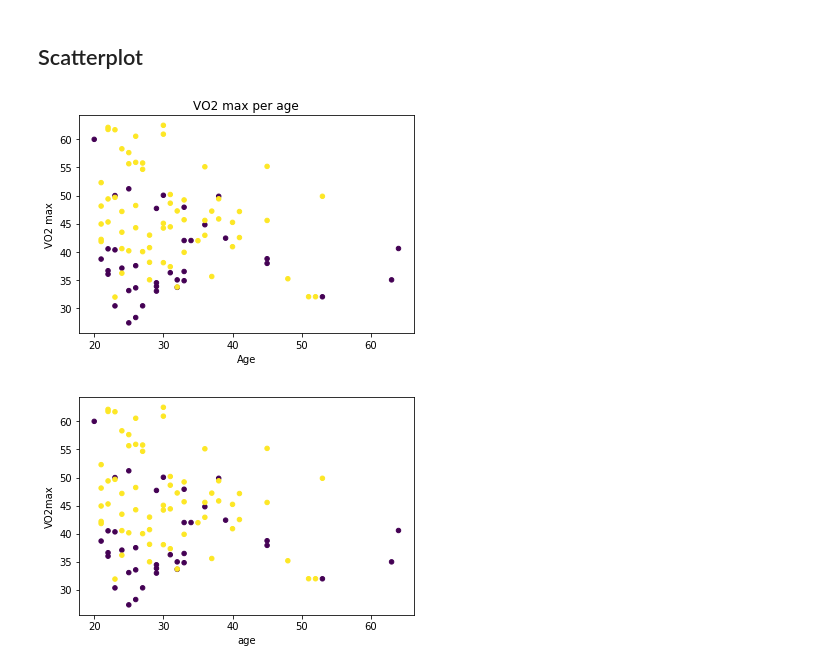
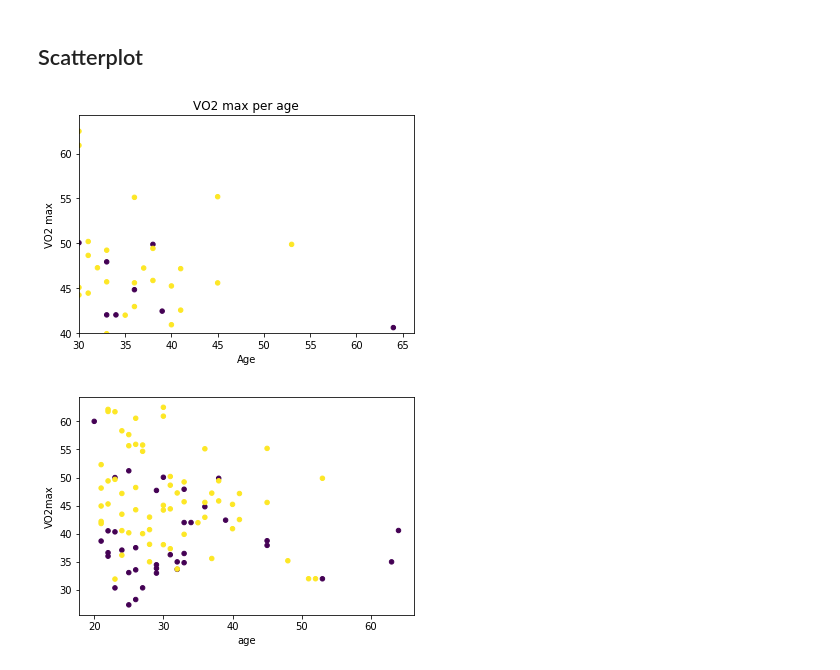
Before and after one commit to lyashevska/python-for-biomechanics, a Jupyter notebook: part2/2. Introduction to Matplotlib.ipynb, the cells around one changed output. Cells and saved outputs as stored; diff of their text form; code cells hidden in the pictures.

```diff
--- a/part2/2. Introduction to Matplotlib.ipynb
+++ b/part2/2. Introduction to Matplotlib.ipynb
@@ -245,18 +260,19 @@ plt.hist(df.age)
 # %%
 # Create a scatterplot
 plt.scatter(x = df.age,
             y = df.VO2max,
             s = 20,
             c = df.gender)
 
 # Set the title and labels
 plt.xlabel('Age')
 plt.ylabel('VO2 max')
 plt.title('VO2 max per age')
-# plt.ylim(0)
+plt.ylim(40)
+plt.xlim(30)
 plt.show()
 # %% [output]
-[figure, old version]
+[figure, new version]
 # %%
 # this is the same as
 # notice using data argument
```
Also changed, not shown: parts of 8 cells of this notebook, 2 other files.
